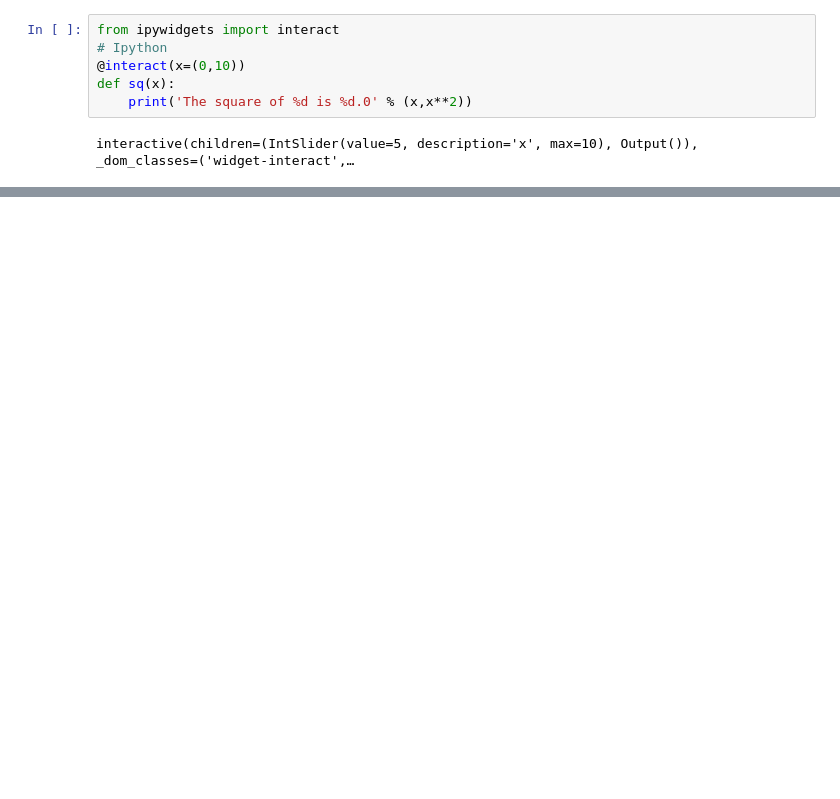
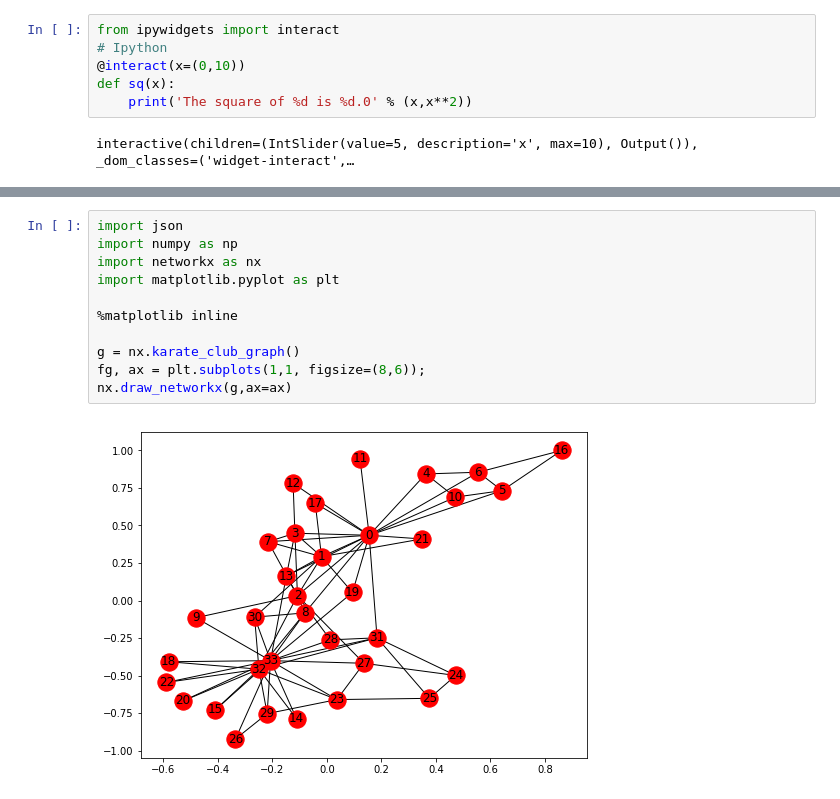
Before and after one commit to umarbrowser/Pre_Reusable_visualization_tools_GSoC19, a Jupyter notebook: gsoc19.ipynb, the cells around one changed output, grey strips where cells are left out. Saved outputs shown, nothing was run; the diff lists cells and outputs as text; blank space fills up the shorter version.

```diff
--- a/gsoc19.ipynb
+++ b/gsoc19.ipynb
@@ -47,0 +56,13 @@ interactive(children=(IntSlider(value=5, description='x', max=10), Output()), _d
+# %%
+import json
+import numpy as np
+import networkx as nx
+import matplotlib.pyplot as plt
+
+%matplotlib inline
+
+g = nx.karate_club_graph()
+fg, ax = plt.subplots(1,1, figsize=(8,6));
+nx.draw_networkx(g,ax=ax)
+# %% [output]
+[figure, added]
```
Also changed, not shown: parts of 8 cells of this notebook, 1 other file.
